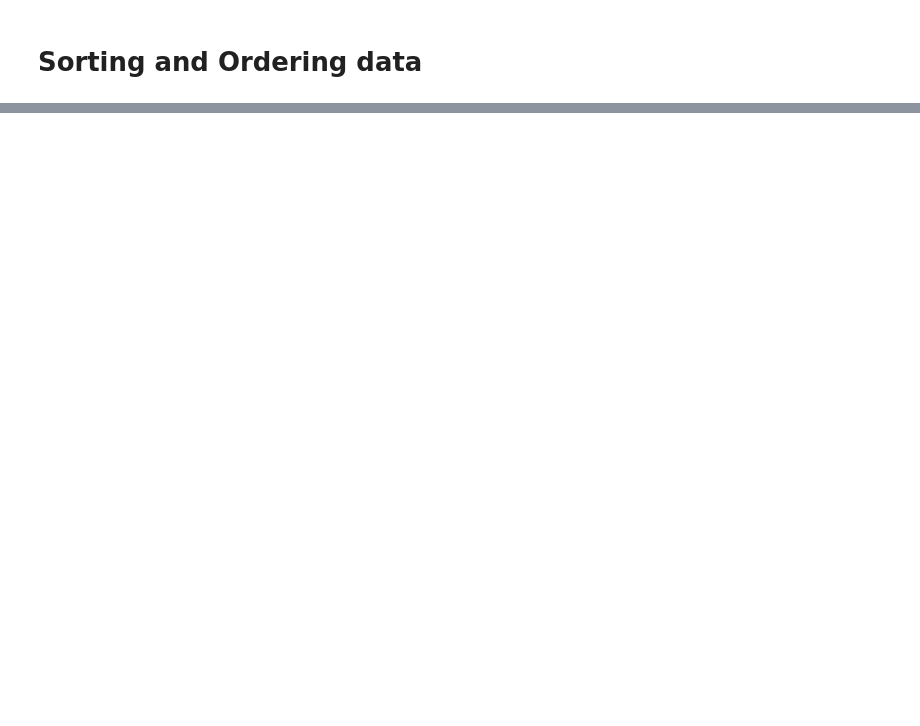
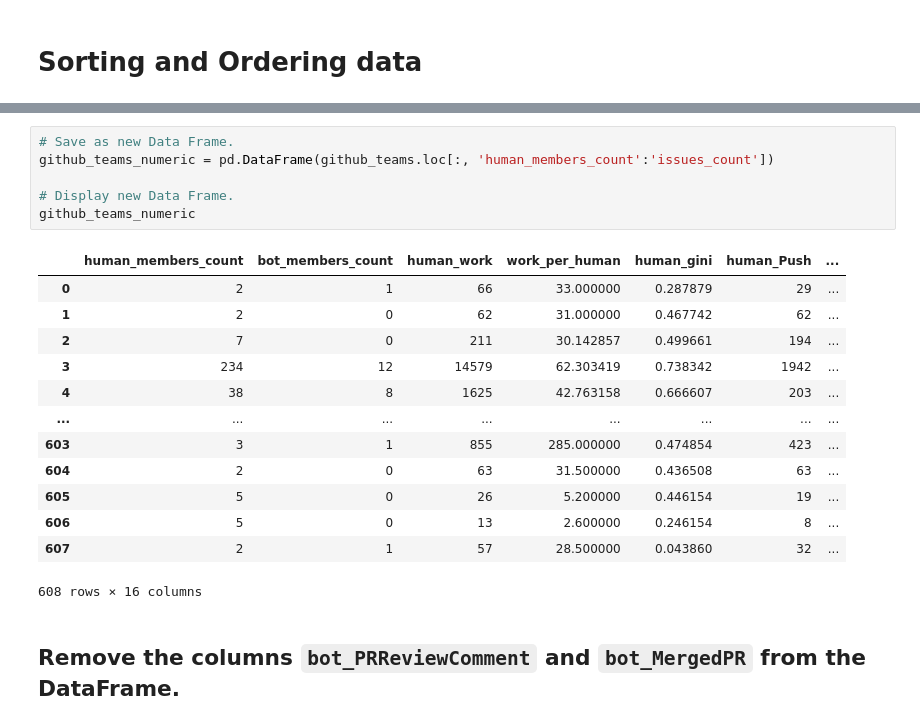
Before and after one commit to TheUltimateFishstick/week7labs, a Jupyter notebook: 07_Instructor_Lab_Morgan.ipynb, the cells around one changed output, grey strips where cells are left out. Saved outputs shown, nothing was run; the diff lists cells and outputs as text; blank space fills up the shorter version.

```diff
--- a/07_Instructor_Lab_Morgan.ipynb
+++ b/07_Instructor_Lab_Morgan.ipynb
@@ -246,0 +394,22 @@ new_bot_work_dataframe
+# %%
+# Save as new Data Frame.
+github_teams_numeric = pd.DataFrame(github_teams.loc[:, 'human_members_count':'issues_count'])
+
+# Display new Data Frame.
+github_teams_numeric
+# %% [output]
+|  | human_members_count | bot_members_count | human_work | work_per_human | human_gini | human_Push | ... |
+| 0 | 2 | 1 | 66 | 33.000000 | 0.287879 | 29 | ... |
+| 1 | 2 | 0 | 62 | 31.000000 | 0.467742 | 62 | ... |
+| 2 | 7 | 0 | 211 | 30.142857 | 0.499661 | 194 | ... |
+| 3 | 234 | 12 | 14579 | 62.303419 | 0.738342 | 1942 | ... |
+| 4 | 38 | 8 | 1625 | 42.763158 | 0.666607 | 203 | ... |
+| ... | ... | ... | ... | ... | ... | ... | ... |
+| 603 | 3 | 1 | 855 | 285.000000 | 0.474854 | 423 | ... |
+| 604 | 2 | 0 | 63 | 31.500000 | 0.436508 | 63 | ... |
+| 605 | 5 | 0 | 26 | 5.200000 | 0.446154 | 19 | ... |
+| 606 | 5 | 0 | 13 | 2.600000 | 0.246154 | 8 | ... |
+| 607 | 2 | 1 | 57 | 28.500000 | 0.043860 | 32 | ... |
+608 rows × 16 columns
+# %% [markdown]
+## Remove the columns `bot_PRReviewComment` and `bot_MergedPR` from the DataFrame.
```
Also changed, not shown: parts of 28 cells of this notebook.
